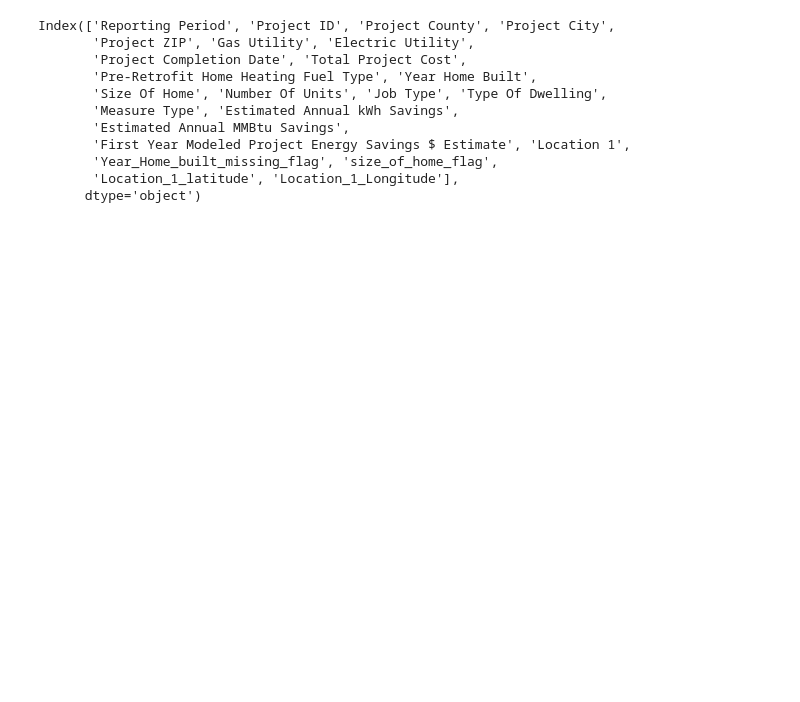
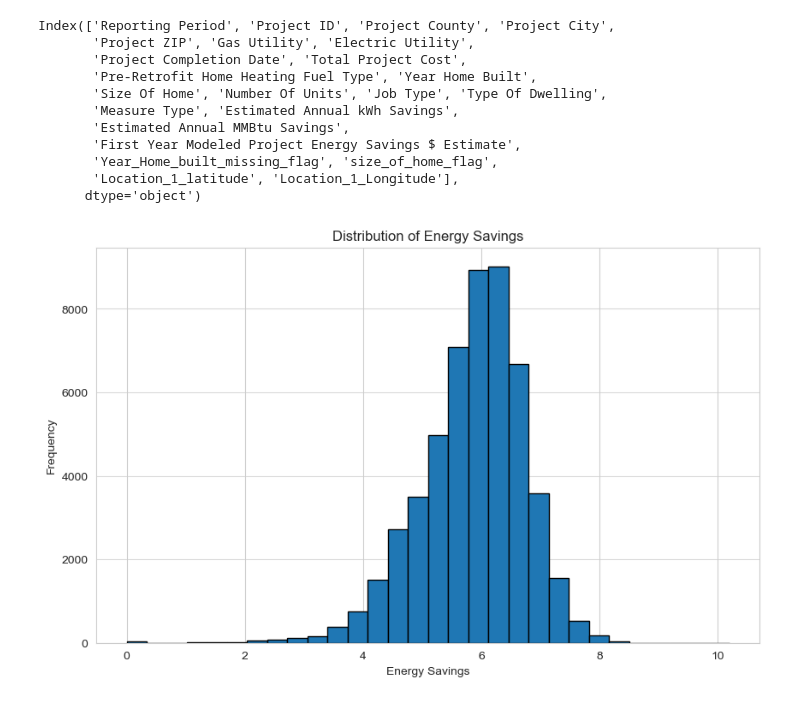
Before and after one commit to HarshitSatish/Predicting-Energy-Savings-in-Low-Income-Residential-Retrofit-Projects, a Jupyter notebook: EDA/EDA_v1.ipynb, the cells around one changed output. Saved outputs shown, nothing was run; the diff lists cells and outputs as text; code cells hidden in the pictures; blank space fills up the shorter version.

```diff
--- a/EDA/EDA_v1.ipynb
+++ b/EDA/EDA_v1.ipynb
@@ -4,16 +7,27 @@ import matplotlib.pyplot as plt
 # %%
-df = pd.read_csv('..\\Datasets\Preprocessed_dataset.csv')
+# Part 1: Data Loading and Initial Exploration
+df = pd.read_csv('..\\Datasets\\Preprocessed_dataset.csv', low_memory=False)
 
 print(df.columns)
+
+# Plotting the distribution of the target variable 'Energy_Savings'
+plt.figure(figsize=(10, 6))
+plt.hist(df['First Year Modeled Project Energy Savings $ Estimate'], bins=30, edgecolor='k')
+plt.title('Distribution of Energy Savings')
+plt.xlabel('Energy Savings')
+plt.ylabel('Frequency')
+plt.grid(axis='y', alpha=0.75)
+plt.show()
 # %% [output]
 Index(['Reporting Period', 'Project ID', 'Project County', 'Project City',
        'Project ZIP', 'Gas Utility', 'Electric Utility',
        'Project Completion Date', 'Total Project Cost',
        'Pre-Retrofit Home Heating Fuel Type', 'Year Home Built',
        'Size Of Home', 'Number Of Units', 'Job Type', 'Type Of Dwelling',
        'Measure Type', 'Estimated Annual kWh Savings',
        'Estimated Annual MMBtu Savings',
-       'First Year Modeled Project Energy Savings $ Estimate', 'Location 1',
+       'First Year Modeled Project Energy Savings $ Estimate',
        'Year_Home_built_missing_flag', 'size_of_home_flag',
        'Location_1_latitude', 'Location_1_Longitude'],
       dtype='object')
+[figure, added]
```
Also changed, not shown: parts of 3 cells of this notebook.
